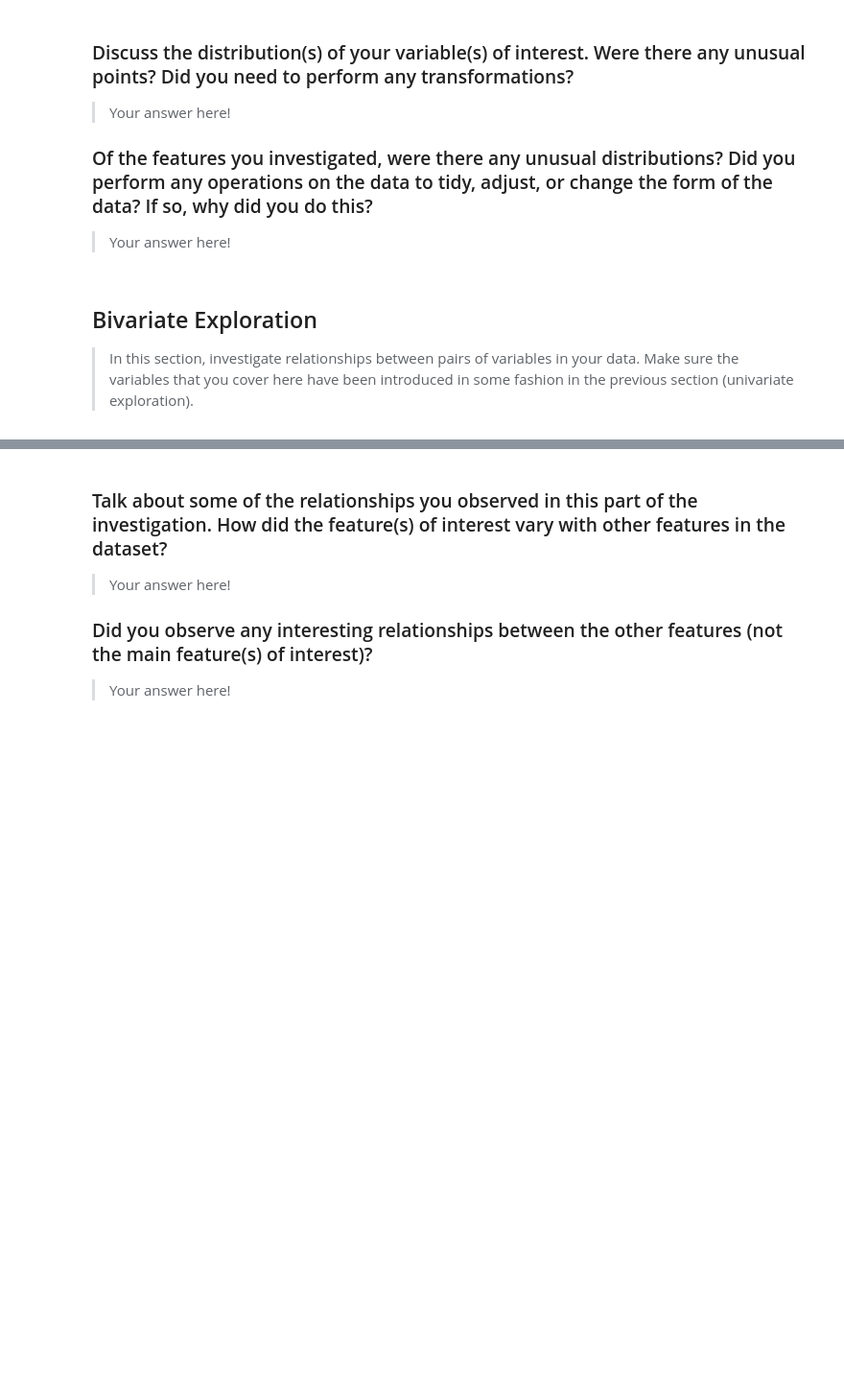
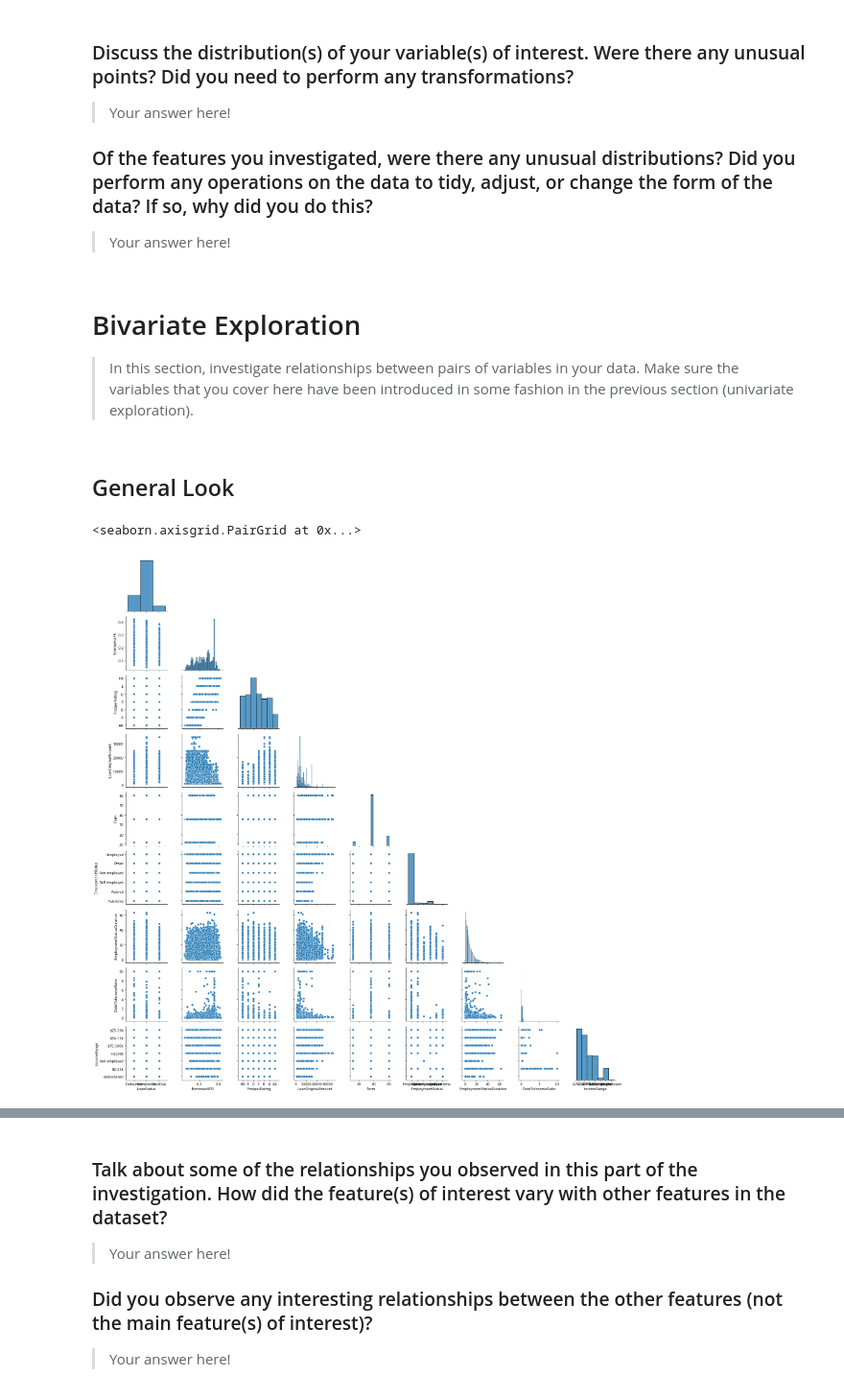
Before and after one commit to yaman-jaghbeer/Communicate-Data-Finding, a Jupyter notebook: exploration.ipynb, the cells around one changed output, grey strips where cells are left out. Shown at 96% size. Cells and saved outputs as stored; diff of their text form; code cells hidden in the pictures; blank space fills up the shorter version.

```diff
--- a/exploration.ipynb
+++ b/exploration.ipynb
@@ -510,8 +493,20 @@ you plan on investigating next.
 
 > Your answer here!
 # %% [markdown]
-## Bivariate Exploration
+# Bivariate Exploration
 
 > In this section, investigate relationships between pairs of variables in your
 data. Make sure the variables that you cover here have been introduced in some
 fashion in the previous section (univariate exploration).
+# %% [markdown]
+## General Look
+# %%
+sb.pairplot(
+    prosper_df,
+    x_vars=['LoanStatus','BorrowerAPR','ProsperRating','LoanOriginalAmount','Term','EmploymentStatus','EmploymentStatusDuration','DebtToIncomeRatio','IncomeRange'],
+    y_vars=['LoanStatus','BorrowerAPR','ProsperRating','LoanOriginalAmount','Term','EmploymentStatus','EmploymentStatusDuration','DebtToIncomeRatio','IncomeRange'],
+    corner= True
+)
+# %% [output]
+<seaborn.axisgrid.PairGrid at 0x...>
+[figure, added]
```
Also changed, not shown: parts of 37 cells of this notebook.
